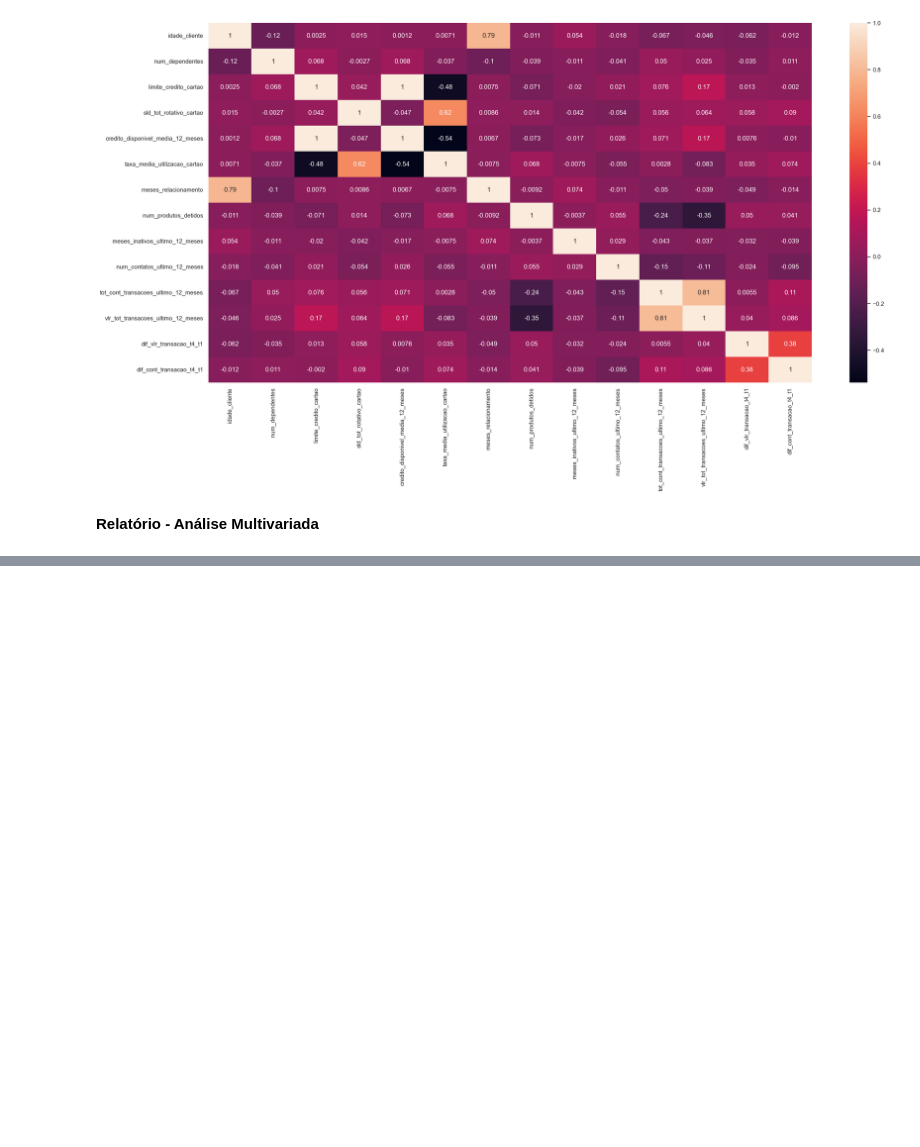
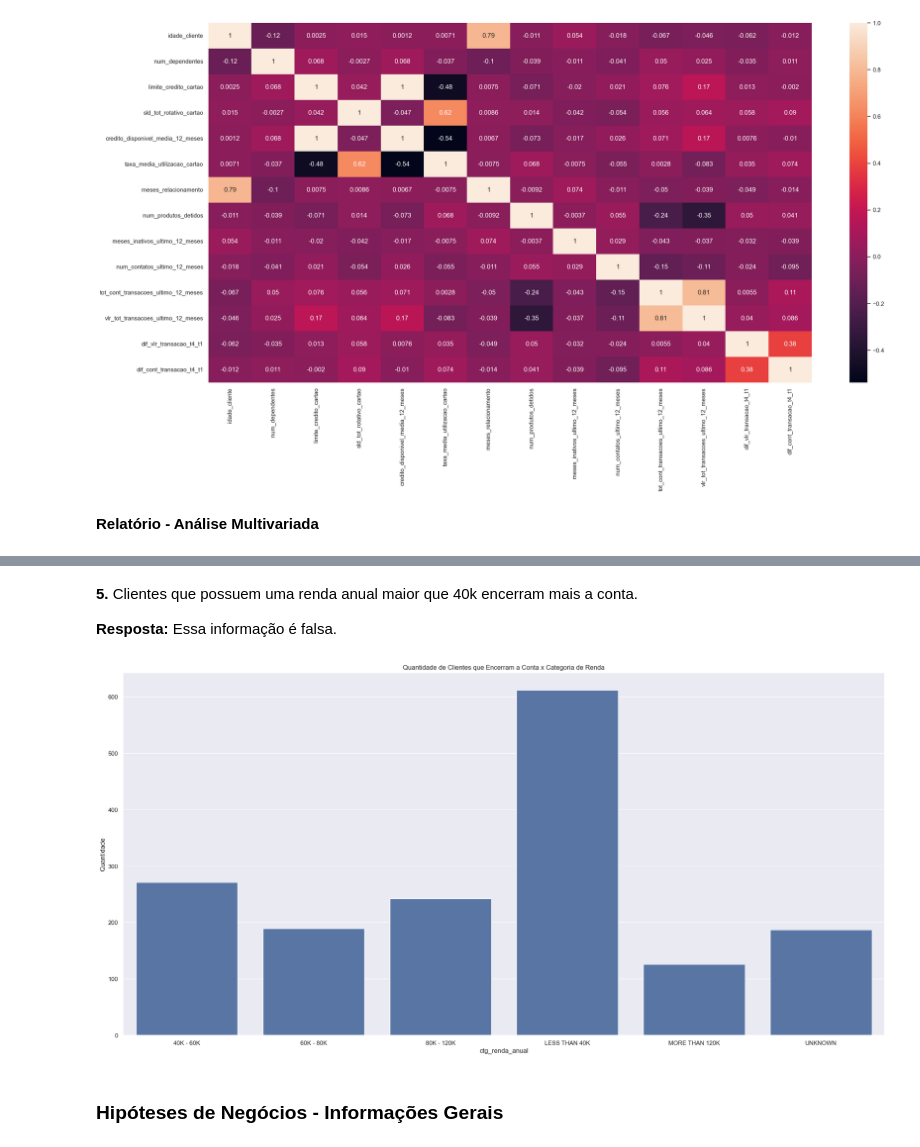
Before and after one commit to jefferson-datascience/predicao_churn_banco, a Jupyter notebook: ciclo_01.ipynb, the cells around one changed output, grey strips where cells are left out. Drawn from its saved outputs; the diff is of its cells as text; code cells hidden in the pictures; blank space fills up the shorter version.

```diff
--- a/ciclo_01.ipynb
+++ b/ciclo_01.ipynb
@@ -530,0 +621,19 @@ sns.heatmap(atributos_numericos.corr(), annot=True);
+# %% [markdown]
+**5.** Clientes que possuem uma renda anual maior que 40k encerram mais a conta.
+
+**Resposta:** Essa informação é falsa.
+# %%
+# Dataset
+q5_financas = df_4[['id_cliente', 'ctg_renda_anual', 'conta_encerrada']][df_4['conta_encerrada']=='ATTRITED CUSTOMER'].groupby(['ctg_renda_anual', 'conta_encerrada']).count().reset_index()
+
+# Plotagem do Gráfico
+sns.barplot(data=q5_financas, x='ctg_renda_anual', y='id_cliente')
+
+# Ajustes
+plt.ylabel('Quantidade');
+plt.xlabel('')
+plt.title('Quantidade de Clientes que Encerram a Conta x Categoria de Renda');
+# %% [output]
+[figure, added]
+# %% [markdown]
+### **Hipóteses de Negócios - Informações Gerais**
```
Also changed, not shown: parts of 12 cells of this notebook.
